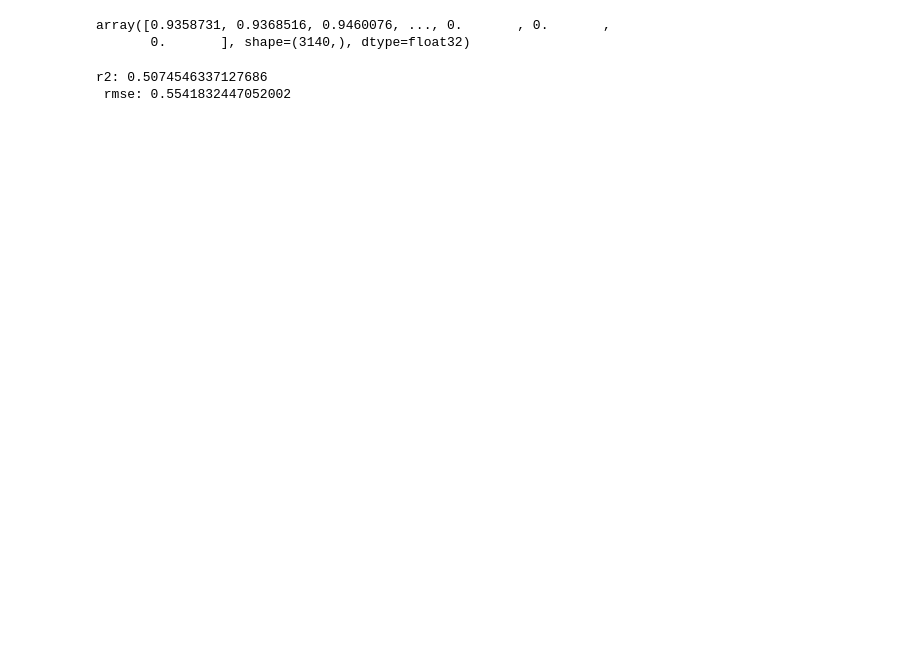
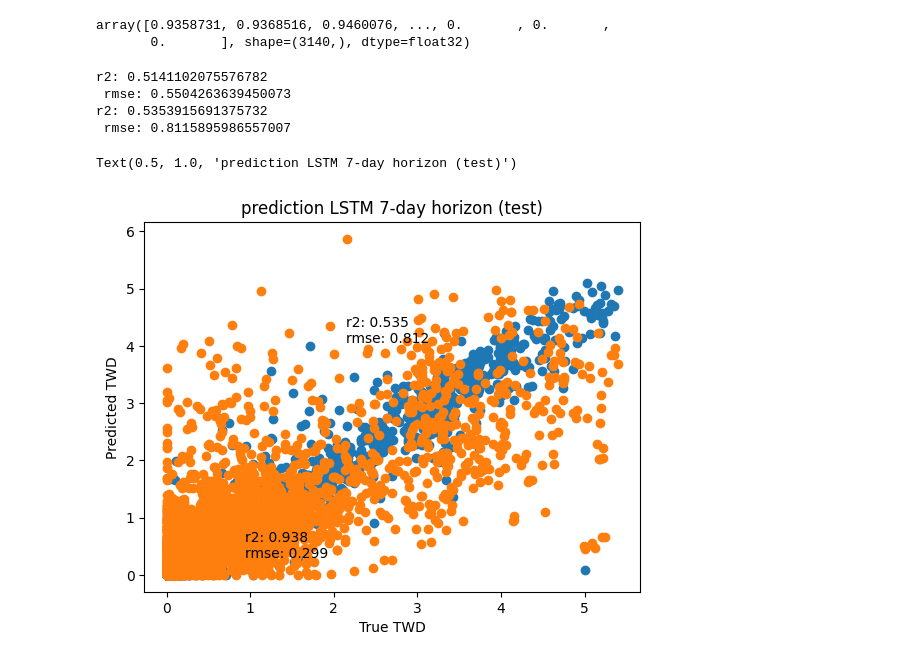
Before and after one commit to PinaColadast/eth-capstone-treewater-deficit, a Jupyter notebook: 03_RNN_small_models_horizon.ipynb, the cells around one changed output. Cells and saved outputs as stored; diff of their text form; code cells hidden in the pictures; blank space fills up the shorter version.

Commit message:
RNN small models

```diff
--- a/03_RNN_small_models_horizon.ipynb
+++ b/03_RNN_small_models_horizon.ipynb
@@ -580,7 +658,17 @@ for _, y_batch in val_ds_at:
      y_val_horizon.append(y_batch.numpy())
 y_val_horizon = np.concatenate(y_val_horizon, axis=0)
 
-        # compute rmse and r2 along the trajectory
-rmses_val_horizon = [root_mean_squared_error(y_val_horizon[:, i],y_pred_val_horizon[:, i]) for i in range(0, y_val_horizon.shape[1])]
-r2s_val_horizon = [r2_score(y_val_horizon[:, i],y_pred_val_horizon[:, i]) for i in range(0, y_val_horizon.shape[1])]
+# compute rmse and r2 along the trajectory: shoud reverse transform log1p result because it is direcly coming out of the model
+# rmses_val_horizon = [root_mean_squared_error(y_val_horizon[:, i],y_pred_val_horizon[:, i]) for i in range(0, y_val_horizon.shape[1])]
+# r2s_val_horizon = [r2_score(y_val_horizon[:, i],y_pred_val_horizon[:, i]) for i in range(0, y_val_horizon.shape[1])]
+
+
+y_pred_test_horizon= model_at.predict(test_ds_at)
+y_test_horizon = []
+for _, y_batch in test_ds_at:
+     y_test_horizon.append(y_batch.numpy())
+y_test_horizon = np.concatenate(y_test_horizon, axis=0)
+
+# rmses_test_horizon = [root_mean_squared_error(y_test_horizon[:, i],y_pred_test_horizon[:, i]) for i in range(0, y_test_horizon.shape[1])]
+# r2s_test_horizon = [r2_score(y_test_horizon[:, i],y_pred_test_horizon[:, i]) for i in range(0, y_test_horizon.shape[1])]
 # %% [output]
@@ -594,7 +684,34 @@ array([0.9358731, 0.9368516, 0.9460076, ..., 0.       , 0.       ,
 r2_at = r2_score(clip_and_inverse_log2_transform(y_val_horizon[:, 6]), clip_and_inverse_log2_transform(y_pred_val_horizon[:, 6]))
 rmse_at = root_mean_squared_error(clip_and_inverse_log2_transform(y_val_horizon[:, 6]), clip_and_inverse_log2_transform(y_pred_val_horizon[:, 6]))
 
+r2_at_1day = r2_score(clip_and_inverse_log2_transform(y_val_horizon[:, 0]), clip_and_inverse_log2_transform(y_pred_val_horizon[:, 0]))
+rmse_at_1day = root_mean_squared_error(clip_and_inverse_log2_transform(y_val_horizon[:, 0]), clip_and_inverse_log2_transform(y_pred_val_horizon[:, 0]))
 print(f"r2: {r2_at}\n rmse: {rmse_at}")
+
+r2_at_test = r2_score(clip_and_inverse_log2_transform(y_test_horizon[:, 6]), clip_and_inverse_log2_transform(y_pred_test_horizon[:, 6]))
+rmse_at_test = root_mean_squared_error(clip_and_inverse_log2_transform(y_test_horizon[:, 6]), clip_and_inverse_log2_transform(y_pred_test_horizon[:, 6]))
+
+r2_at_1day_test = r2_score(clip_and_inverse_log2_transform(y_test_horizon[:, 0]), clip_and_inverse_log2_transform(y_pred_test_horizon[:, 0]))
+rmse_at_1day_test = root_mean_squared_error(clip_and_inverse_log2_transform(y_test_horizon[:, 0]), clip_and_inverse_log2_transform(y_pred_test_horizon[:, 0]))
+print(f"r2: {r2_at_test}\n rmse: {rmse_at_test}")
 # %% [output]
-r2: 0.5074546337127686
- rmse: 0.5541832447052002
+r2: 0.5141102075576782
+ rmse: 0.5504263639450073
+r2: 0.5353915691375732
+ rmse: 0.8115895986557007
+# %%
+plt.scatter(clip_and_inverse_log2_transform(y_test_horizon[:, 0]), clip_and_inverse_log2_transform(y_pred_test_horizon[:, 0]))
+plt.text(r2_at_1day_test, rmse_at_1day_test, f"r2: {r2_at_1day_test:.3f}\nrmse: {rmse_at_1day_test:.3f}")
+plt.xlabel("True TWD")
+plt.ylabel("Predicted TWD")
+plt.title("1-day prediction LSTM 7-day horizon (test)")
+
+
+plt.scatter(clip_and_inverse_log2_transform(y_test_horizon[:, 6]), clip_and_inverse_log2_transform(y_pred_test_horizon[:, 6]))
+plt.text(r2_at_test*4, rmse_at_test*5, f"r2: {r2_at_test:.3f}\nrmse: {rmse_at_test:.3f}")
+plt.xlabel("True TWD")
+plt.ylabel("Predicted TWD")
+plt.title("prediction LSTM 7-day horizon (test)")
+# %% [output]
+Text(0.5, 1.0, 'prediction LSTM 7-day horizon (test)')
+[figure, added]
```
Also changed, not shown: parts of 10 cells of this notebook.
